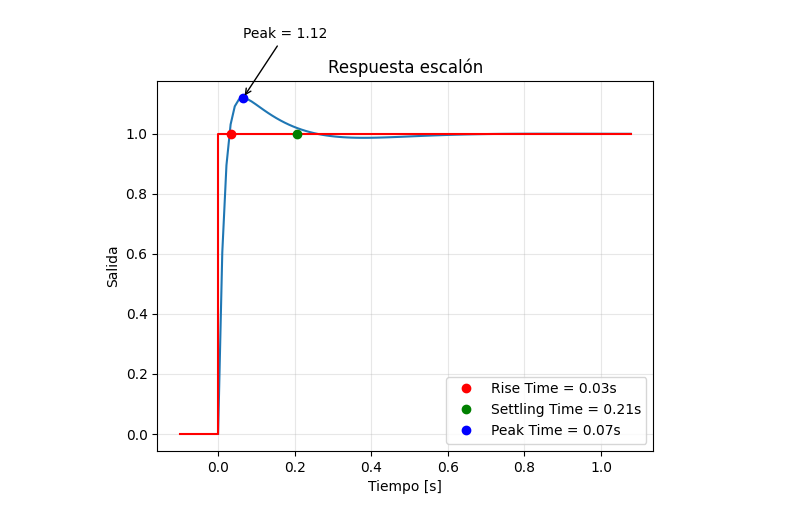
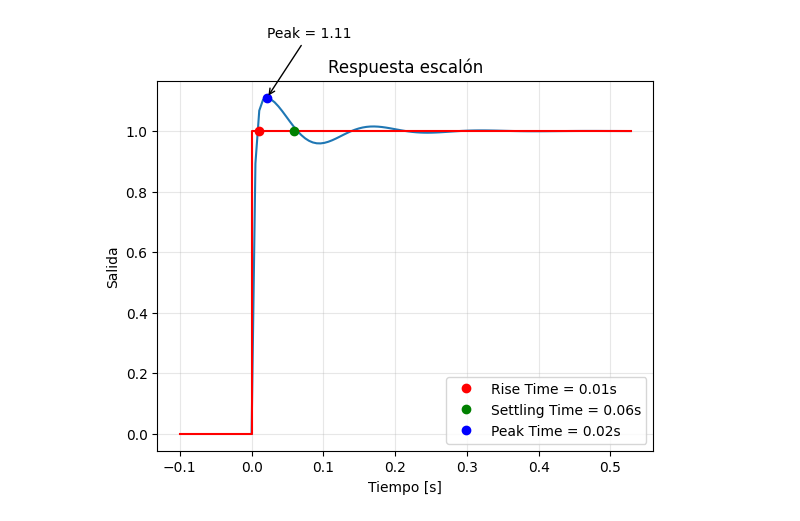
Before and after one commit to jossebv/SECO_3, a Jupyter notebook: python/D|PID_analysis.ipynb, the cells around one changed output. Cells and saved outputs as stored; diff of their text form; code cells hidden in the pictures.

```diff
--- a/python/D|PID_analysis.ipynb
+++ b/python/D|PID_analysis.ipynb
@@ -5,35 +5,35 @@ import numpy as np
 
 K = 2652.28
 p = 64.986
-Kp = 0.35
-tauD = 0.014
-tauI = 0.17
+Kp = 3.89
+tauD = 0.027
+tauI = 0.017
 
 tf = signal.lti([p+K*Kp*tauD, K*Kp, K*Kp/tauI], [1, p + K*Kp*tauD, K*Kp, K*Kp/tauI])
 
 t, y = signal.step(tf)
 
 plt.plot(t, y)
 plt.step([-0.1, 0, t[-1]], [0, 1 , 1], 'r', where='post')
 plt.grid(alpha=0.3)
 plt.xlabel('Tiempo [s]')
 plt.ylabel('Salida')
 plt.title('Respuesta escalón')
 # Calculate rise time, settling time, and peak time
 rise_time = t[np.argmax(y > 1)] - t[0]
 settling_time = t[np.argmax(np.abs(y - 1) < 0.02)] - t[0]
 peak_time = t[np.argmax(y)]
 
 # Plot the points on the graph
 plt.plot(rise_time, 1, 'ro', label=f'Rise Time = {rise_time:.2f}s')
 plt.plot(settling_time, 1, 'go', label=f'Settling Time = {settling_time:.2f}s')
 plt.plot(peak_time, np.max(y), 'bo', label=f'Peak Time = {peak_time:.2f}s')
 # Add annotation for peak value
 plt.annotate(f'Peak = {np.max(y):.2f}', xy=(peak_time, np.max(y)), xytext=(peak_time, np.max(y)+0.2),
              arrowprops=dict(facecolor='black', arrowstyle='->'))
 
 # Add legend and show the plot
 plt.legend()
 plt.show()
 # %% [output]
-[figure, old version]
+[figure, new version]
```
